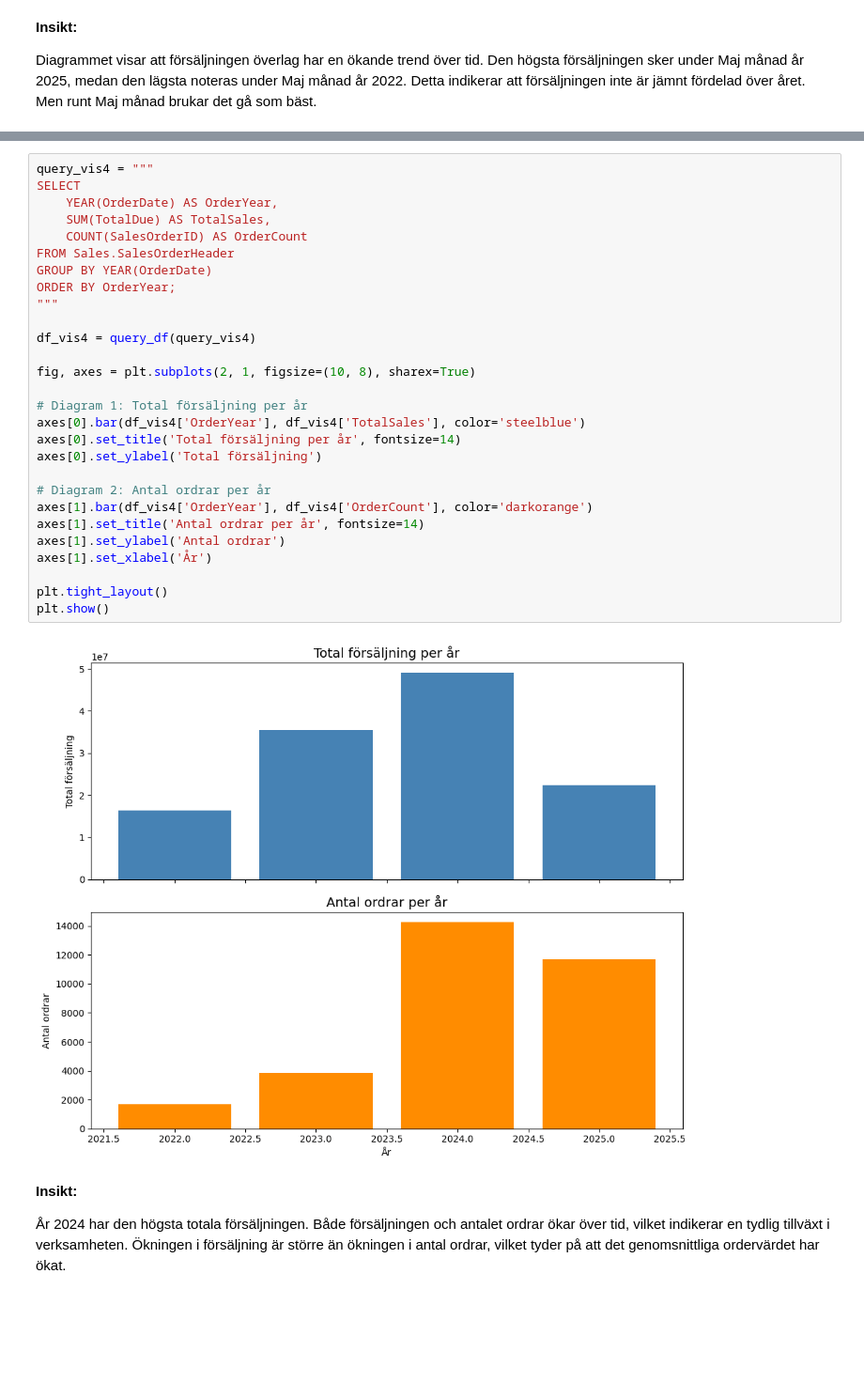
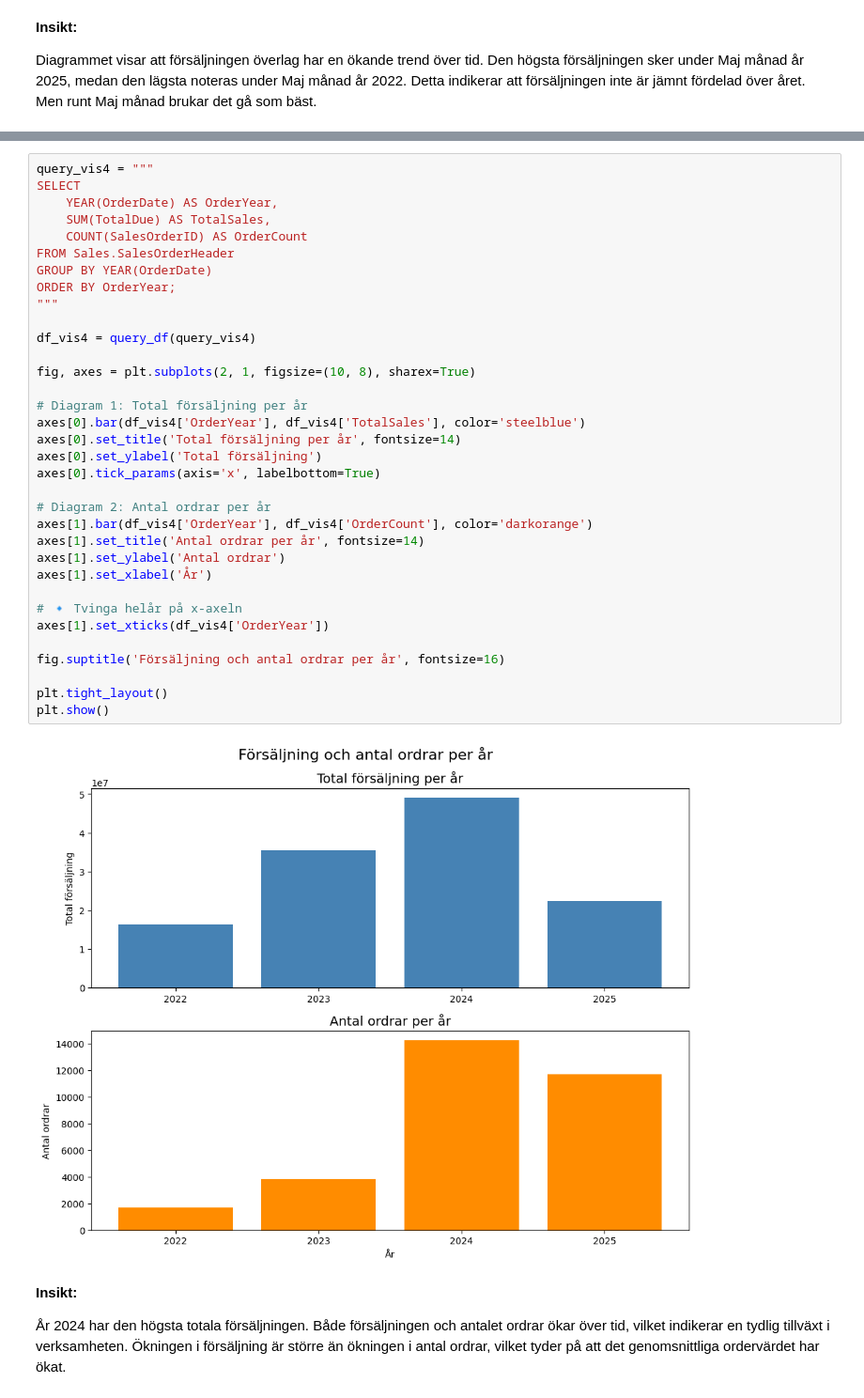
Before and after one commit to danielrangmyr00-spec/AdventureWorks-Analysis, a Jupyter notebook: notebooks/analys.ipynb, the cells around one changed output, grey strips where cells are left out. Shown at 94% size. Drawn from its saved outputs; the diff is of its cells as text; blank space fills up the shorter version.

```diff
--- a/notebooks/analys.ipynb
+++ b/notebooks/analys.ipynb
@@ -198,33 +211,39 @@ Hur ser total försäljning och antal ordrar ut per år?
 # %%
 query_vis4 = """
 SELECT
     YEAR(OrderDate) AS OrderYear,
     SUM(TotalDue) AS TotalSales,
     COUNT(SalesOrderID) AS OrderCount
 FROM Sales.SalesOrderHeader
 GROUP BY YEAR(OrderDate)
 ORDER BY OrderYear;
 """
 
 df_vis4 = query_df(query_vis4)
 
 fig, axes = plt.subplots(2, 1, figsize=(10, 8), sharex=True)
 
 # Diagram 1: Total försäljning per år
 axes[0].bar(df_vis4['OrderYear'], df_vis4['TotalSales'], color='steelblue')
 axes[0].set_title('Total försäljning per år', fontsize=14)
 axes[0].set_ylabel('Total försäljning')
+axes[0].tick_params(axis='x', labelbottom=True)
 
 # Diagram 2: Antal ordrar per år
 axes[1].bar(df_vis4['OrderYear'], df_vis4['OrderCount'], color='darkorange')
 axes[1].set_title('Antal ordrar per år', fontsize=14)
 axes[1].set_ylabel('Antal ordrar')
 axes[1].set_xlabel('År')
 
+# 🔹 Tvinga helår på x-axeln
+axes[1].set_xticks(df_vis4['OrderYear'])
+
+fig.suptitle('Försäljning och antal ordrar per år', fontsize=16)
+
 plt.tight_layout()
 plt.show()
 # %% [output]
-[figure, old version]
+[figure, new version]
 # %% [markdown]
 **Insikt:**
 
```
Also changed, not shown: parts of 10 cells of this notebook.
